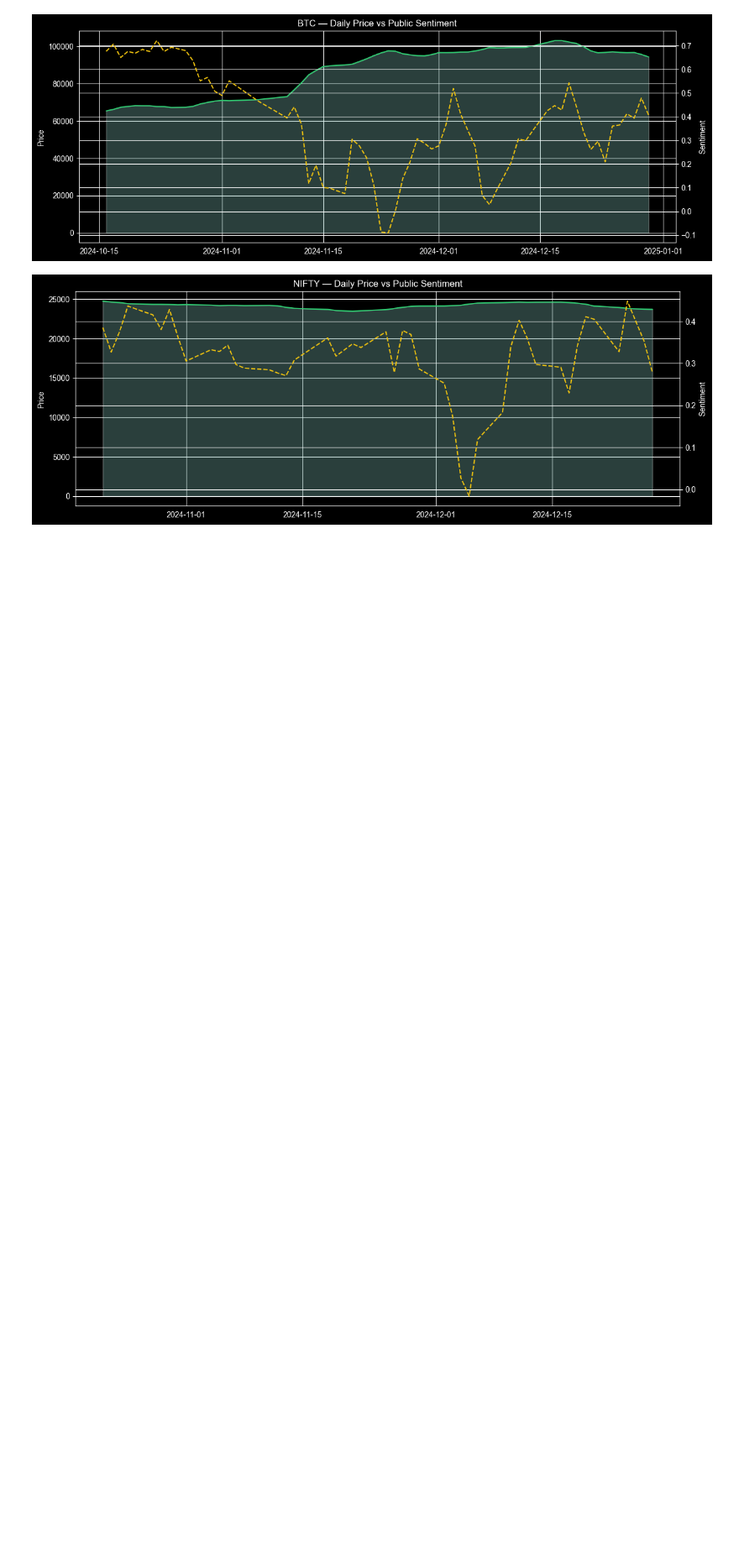
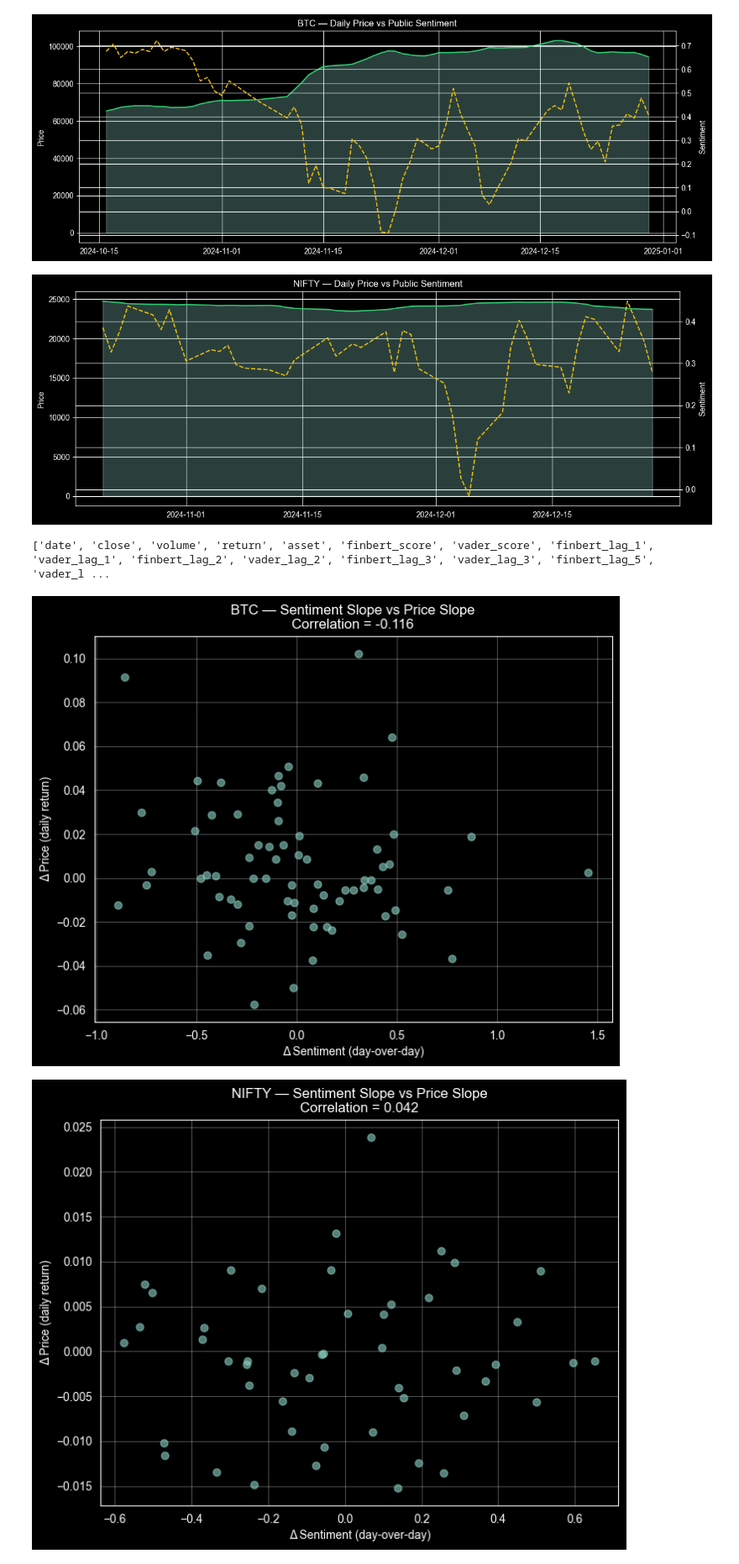
Before and after one commit to VT69/financial-sentiment-market-analysis, a Jupyter notebook: notebooks/08_graphs_and_plots.ipynb, the cells around one changed output. Shown at 84% size. Saved outputs shown, nothing was run; the diff lists cells and outputs as text; code cells hidden in the pictures; blank space fills up the shorter version.

```diff
--- a/notebooks/08_graphs_and_plots.ipynb
+++ b/notebooks/08_graphs_and_plots.ipynb
@@ -313,3 +333,48 @@ price_sentiment_overlay(nifty, "NIFTY")
 # %% [output]
 [figure]
 [figure]
+# %%
+print(btc.columns.tolist())
+# %% [output]
+['date', 'close', 'volume', 'return', 'asset', 'finbert_score', 'vader_score', 'finbert_lag_1', 'vader_lag_1', 'finbert_lag_2', 'vader_lag_2', 'finbert_lag_3', 'vader_lag_3', 'finbert_lag_5', 'vader_l ...
+# %%
+def add_slopes(df, price_col = "close", sentiment_col = "finbert_score"):
+    df = df.sort_values("date").copy()
+
+    if sentiment_col not in df.columns:
+        raise ValueError(f"{sentiment_col} not found")
+
+    df["price_slope"] = df[price_col].pct_change()
+    df["sentiment_slope"] = df[sentiment_col].diff()
+
+    return df.dropna()
+
+btc_slope = add_slopes(btc)
+nifty_slope = add_slopes(nifty)
+# %%
+def plot_slope_relationship(df, asset):
+    plt.figure(figsize=(8,6))
+
+    plt.scatter(
+        df["sentiment_slope"],
+        df["price_slope"],
+        alpha=0.6,
+        s=40
+    )
+
+    corr = df["sentiment_slope"].corr(df["price_slope"])
+
+    plt.title(
+        f"{asset} — Sentiment Slope vs Price Slope\n"
+        f"Correlation = {corr:.3f}"
+    )
+    plt.xlabel("Δ Sentiment (day-over-day)")
+    plt.ylabel("Δ Price (daily return)")
+    plt.grid(alpha=0.3)
+    plt.show()
+
+plot_slope_relationship(btc_slope, "BTC")
+plot_slope_relationship(nifty_slope, "NIFTY")
+# %% [output]
+[figure, added]
+[figure, added]
```
Also changed, not shown: parts of 1 cell of this notebook.
